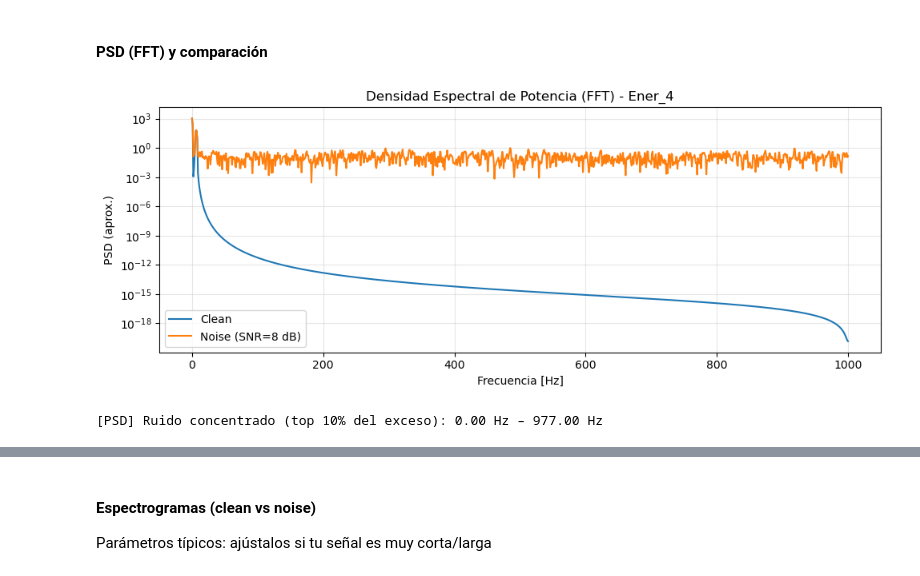
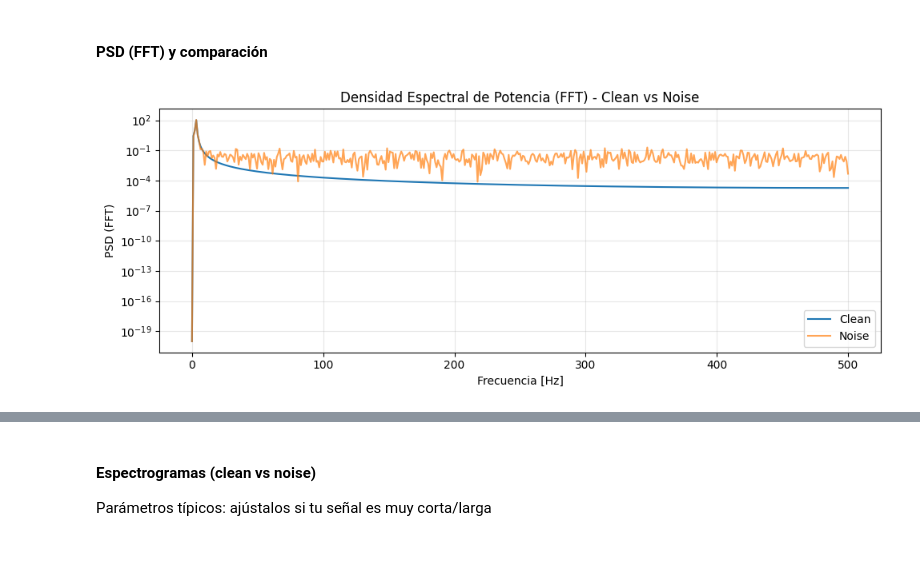
Before and after one commit to ManuCarov/Inteligencia_GeoTemporal_y_redes, a Jupyter notebook: Fase2_ProcesamientoSenales.ipynb, the cells around one changed output, grey strips where cells are left out. Drawn from its saved outputs; the diff is of its cells as text; code cells hidden in the pictures.

```diff
--- a/Fase2_ProcesamientoSenales.ipynb
+++ b/Fase2_ProcesamientoSenales.ipynb
@@ -75,27 +41,27 @@ fs: 2000 Hz
 # %% [markdown]
 #### PSD (FFT) y comparación
 # %%
-f, P_clean = psd_fft(x_clean, fs, window="hann")
-_, P_noisy = psd_fft(x_noisy, fs, window="hann")
+def compute_psd_fft(x, fs):
+    n = len(x)
+    x_detrended = x - np.mean(x)
+    X = np.fft.rfft(x_detrended)
+    psd = (np.abs(X)**2) / (n * fs)
+    freqs = np.fft.rfftfreq(n, d=1.0/fs)
+    return freqs, psd
+
+# PSD (FFT) de las series clean y noise
+f_clean, psd_clean = compute_psd_fft(x_clean, fs)
+f_noise, psd_noise = compute_psd_fft(x_noise, fs)
 
 plt.figure(figsize=(10,4))
-plt.semilogy(f, P_clean + 1e-20, label="Clean")
-plt.semilogy(f, P_noisy + 1e-20, label=f"Noise (SNR={snr_db} dB)")
+plt.semilogy(f_clean, psd_clean + 1e-20, label="Clean")
+plt.semilogy(f_noise, psd_noise + 1e-20, label="Noise", alpha=0.7)
 plt.xlabel("Frecuencia [Hz]")
-plt.ylabel("PSD (aprox.)")
-plt.title("Densidad Espectral de Potencia (FFT) - Ener_4")
+plt.ylabel("PSD (FFT)")
+plt.title("Densidad Espectral de Potencia (FFT) - Clean vs Noise")
 plt.grid(True, which="both", alpha=0.3)
 plt.legend()
 plt.tight_layout()
 plt.show()
-
-# Rango donde se concentra el ruido (según PSD)
-res = noise_band_from_psd(f, P_clean, P_noisy, top_frac=0.10)
-if res is None:
-    print("No se detectó exceso espectral (P_noisy <= P_clean).")
-else:
-    fmin, fmax, diff_psd = res
-    print(f"[PSD] Ruido concentrado (top 10% del exceso): {fmin:.2f} Hz – {fmax:.2f} Hz")
 # %% [output]
-[figure, old version]
+[figure, new version]
-[PSD] Ruido concentrado (top 10% del exceso): 0.00 Hz – 977.00 Hz
```
Also changed, not shown: parts of 10 cells of this notebook, 3 other files.
